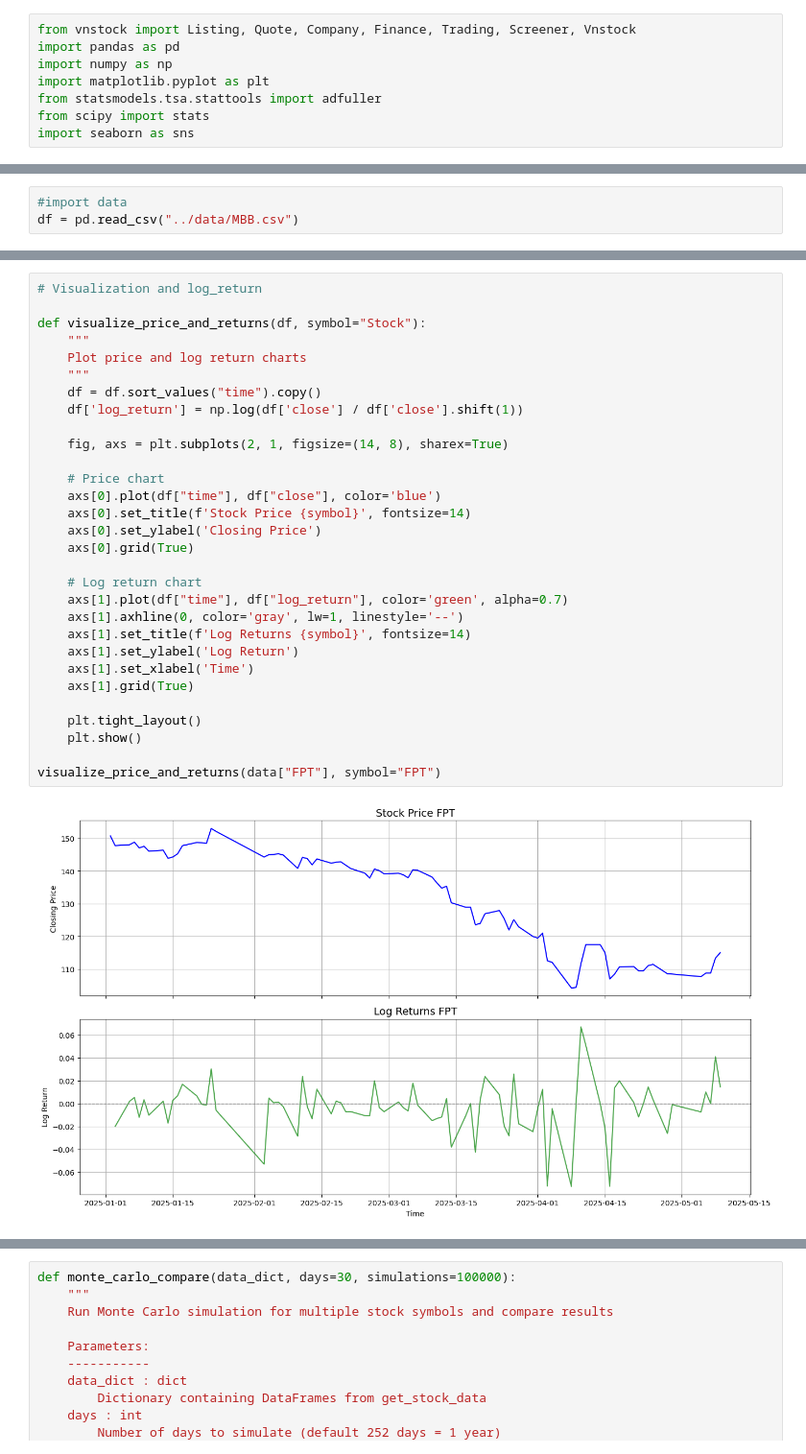
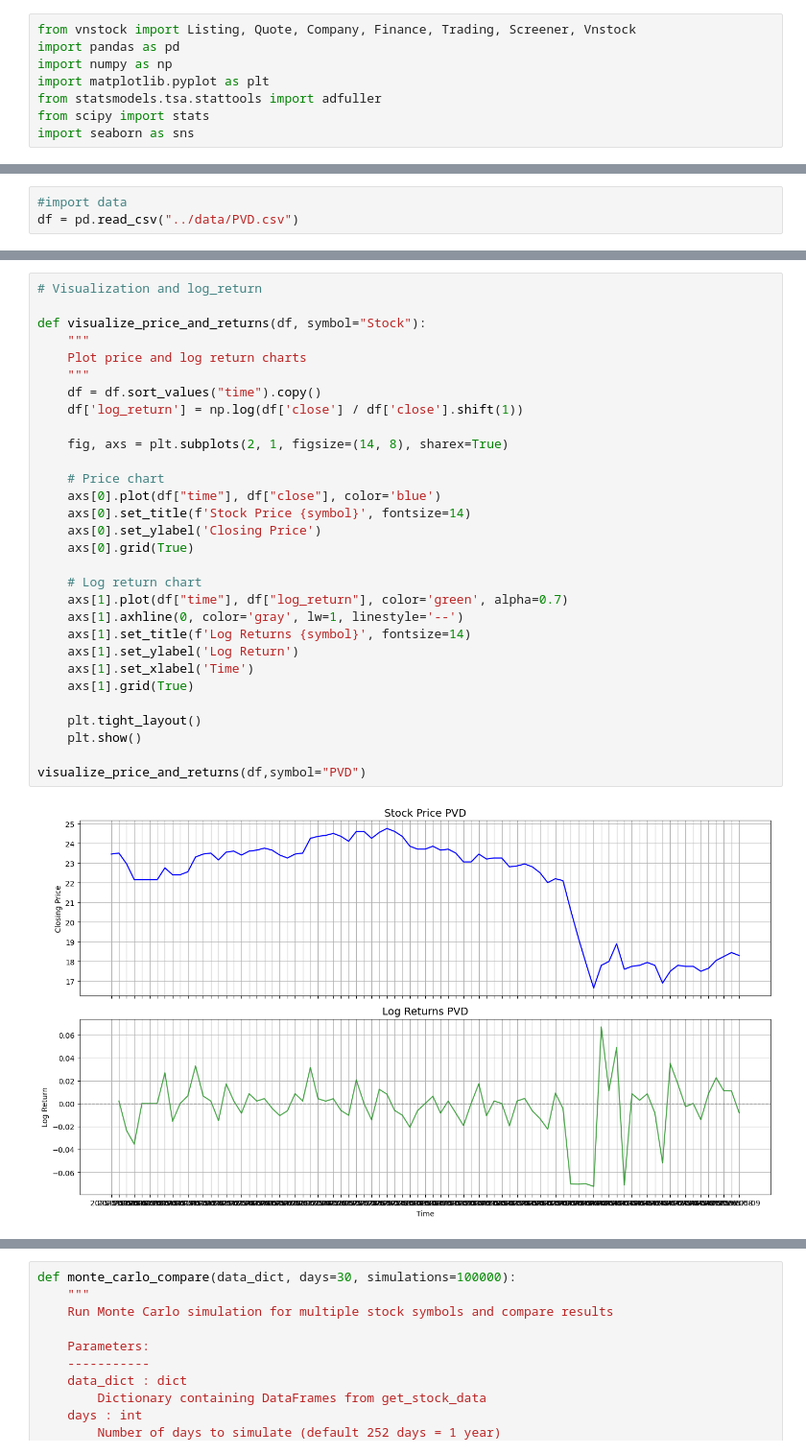
Before and after one commit to binhuyen1607/monte_carlo_simulation, a Jupyter notebook: notebooks/EDA.ipynb, the cells around one changed output, grey strips where cells are left out. Shown at 96% size. Drawn from its saved outputs; the diff is of its cells as text.

```diff
--- a/notebooks/EDA.ipynb
+++ b/notebooks/EDA.ipynb
@@ -95,7 +182,7 @@ Saved data for PVE to ../data/PVE.csv
 Saved data for PVC to ../data/PVC.csv
 # %%
 #import data
-df = pd.read_csv("../data/MBB.csv")
+df = pd.read_csv("../data/PVD.csv")
 # %%
 def analyze_stock_returns(df):
     """
@@ -267,35 +370,35 @@ Kurtosis: 7.8100
 # %%
 # Visualization and log_return
 
 def visualize_price_and_returns(df, symbol="Stock"):
     """
     Plot price and log return charts
     """
     df = df.sort_values("time").copy()
     df['log_return'] = np.log(df['close'] / df['close'].shift(1))
 
     fig, axs = plt.subplots(2, 1, figsize=(14, 8), sharex=True)
 
     # Price chart
     axs[0].plot(df["time"], df["close"], color='blue')
     axs[0].set_title(f'Stock Price {symbol}', fontsize=14)
     axs[0].set_ylabel('Closing Price')
     axs[0].grid(True)
 
     # Log return chart
     axs[1].plot(df["time"], df["log_return"], color='green', alpha=0.7)
     axs[1].axhline(0, color='gray', lw=1, linestyle='--')
     axs[1].set_title(f'Log Returns {symbol}', fontsize=14)
     axs[1].set_ylabel('Log Return')
     axs[1].set_xlabel('Time')
     axs[1].grid(True)
 
     plt.tight_layout()
     plt.show()
 
-visualize_price_and_returns(data["FPT"], symbol="FPT")
+visualize_price_and_returns(df,symbol="PVD")
 # %% [output]
-[figure, old version]
+[figure, new version]
 # %%
 mu_r = returns.mean()
 sigma_r = returns.std()
```
Also changed, not shown: parts of 16 cells of this notebook.
